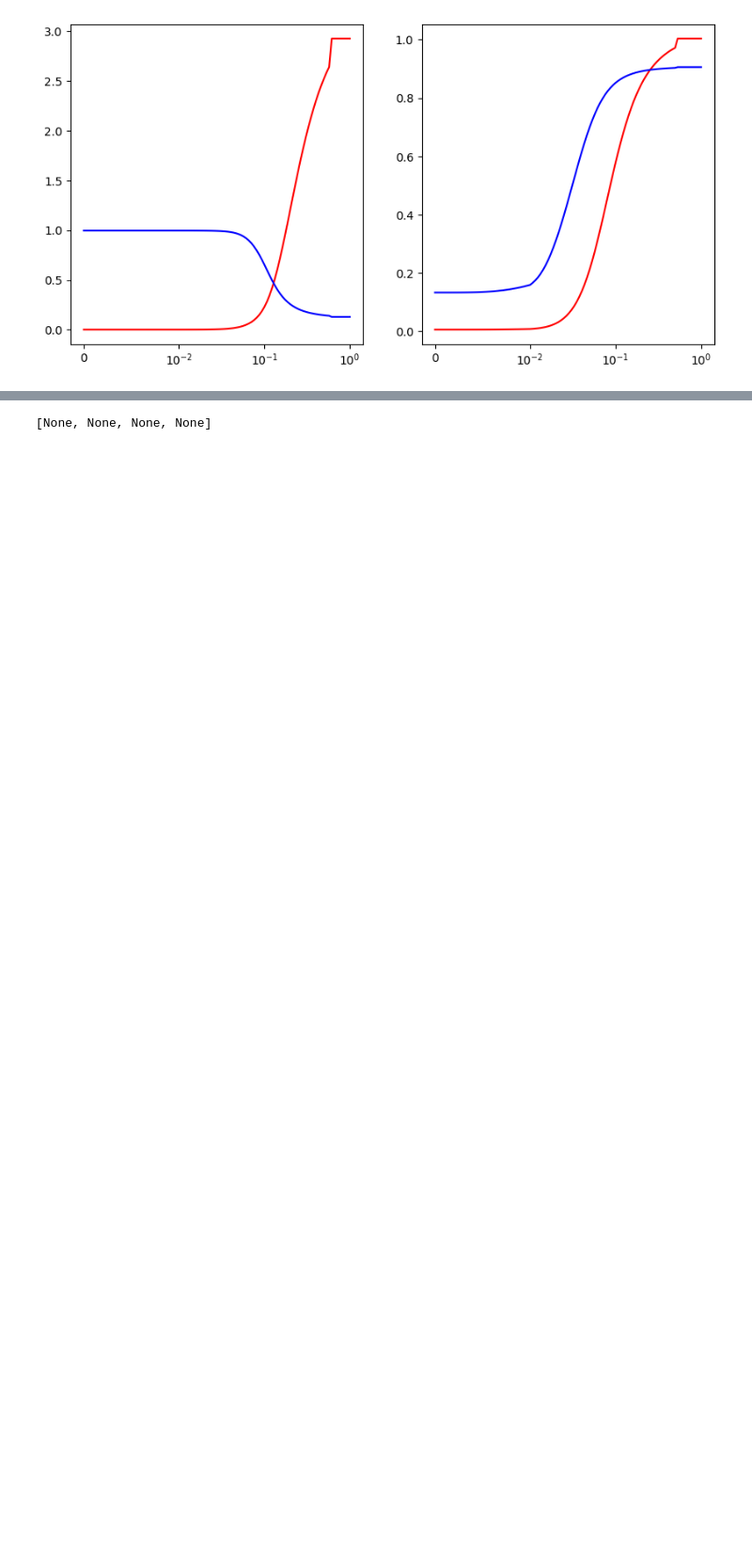
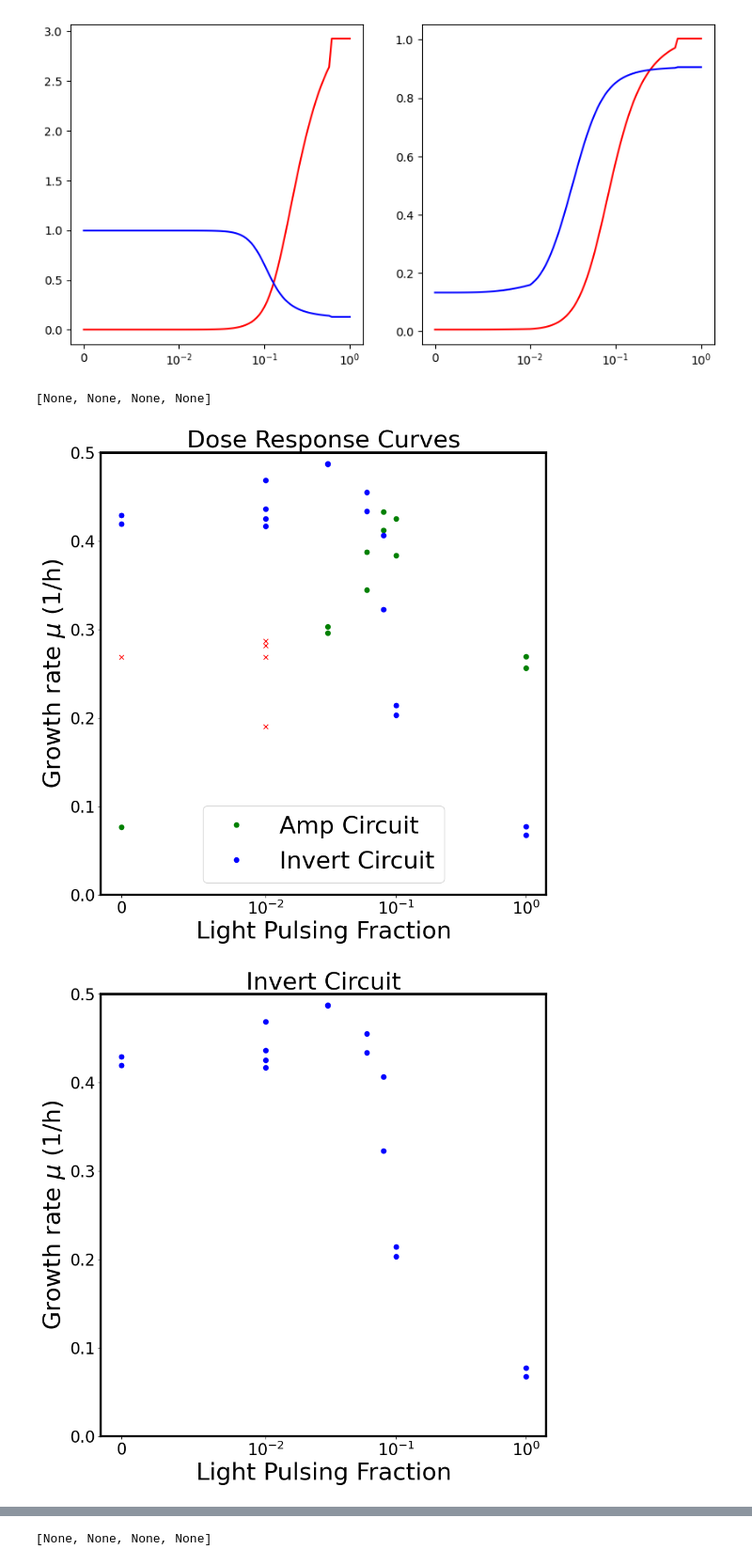
Before and after one commit to saurabhmalani1994/Cybernetic_BioModel, a Jupyter notebook: khammash_optomodel_simple_growth_scaled_mume_amp_invert_sep_fsolve.ipynb, the cells around one changed output, grey strips where cells are left out. Shown: that part at 94% size. Saved outputs shown, nothing was run; the diff lists cells and outputs as text; code cells hidden in the pictures; blank space fills up the shorter version.

```diff
--- a/khammash_optomodel_simple_growth_scaled_mume_amp_invert_sep_fsolve.ipynb
+++ b/khammash_optomodel_simple_growth_scaled_mume_amp_invert_sep_fsolve.ipynb
@@ -408,3 +408,64 @@ ax.set_xscale('symlog', linthresh=0.01)
 # %% [output]
 [figure]
 [figure]
+# %%
+mu_SGy128_4_rejects = np.array([0.26858448, 0.28688688, 0.19000113, 0.28158447, 0.26857221])
+mu_SGy128_4_rejects_lights = np.array([0,  0.01, 0.01, 0.01, 0.01])
+
+mu_SGy128_4_trues = np.array([0.07654071, 0.3834206 ,
+       0.42503585, 0.30298274, 0.29615459,
+       0.34449419, 0.38737338, 0.412247  ,
+       0.43290314,   0.25622547, 0.26932193])
+mu_SGy128_4__trues_lights = np.array([0, 0.1, 0.1, 0.03, 0.03, 0.06, 0.06, 0.08, 0.08, 1, 1])
+
+fig = plt.figure(figsize=(10,10))
+ax = fig.add_subplot(111)
+# ax.plot(u_arr, mu_arr_amp, '-g', label='Amp Circuit', linewidth=3)
+ax.plot(mu_SGy128_4__trues_lights, mu_SGy128_4_trues, 'og', label='Amp Circuit')
+# ax.plot(u_arr, mu_arr_invert, '-b', label='Invert Circuit', linewidth=3)
+ax.plot(mu_SGy104_1_lights, mu_SGy104_1, 'ob', label='Invert Circuit')
+ax.plot(mu_SGy128_4_rejects_lights, mu_SGy128_4_rejects, 'xr')
+ax.set_xscale('symlog', linthresh=0.01)
+ax.tick_params(axis='both', which='major', labelsize=20)
+ax.set_xlabel('Light Pulsing Fraction', fontsize=30)
+ax.set_ylabel(r'Growth rate $\mu$ (1/h)', fontsize=30)
+ax.set_title('Dose Response Curves', fontsize=30)
+plt.legend(fontsize=30)
+ax.set_ylim([0, 0.5])
+[i.set_linewidth(3) for i in ax.spines.values()]
+
+fig = plt.figure(figsize=(10,10))
+ax = fig.add_subplot(111)
+# ax.plot(u_arr, mu_arr_amp, '-g', label='Amp Circuit', linewidth=3)
+# ax.plot(mu_SGy128_4__trues_lights, mu_SGy128_4_trues, 'og', label='Amp Circuit')
+# ax.plot(u_arr, mu_arr_invert, '-b', label='Invert Circuit', linewidth=3)
+ax.plot(mu_SGy104_1_lights, mu_SGy104_1, 'ob', label='Invert Circuit')
+# ax.plot(mu_SGy128_4_rejects_lights, mu_SGy128_4_rejects, 'xr')
+ax.set_xscale('symlog', linthresh=0.01)
+ax.tick_params(axis='both', which='major', labelsize=20)
+ax.set_xlabel('Light Pulsing Fraction', fontsize=30)
+ax.set_ylabel(r'Growth rate $\mu$ (1/h)', fontsize=30)
+ax.set_title('Invert Circuit', fontsize=30)
+# plt.legend(fontsize=30)
+ax.set_ylim([0, 0.5])
+[i.set_linewidth(3) for i in ax.spines.values()]
+
+fig = plt.figure(figsize=(10,10))
+ax = fig.add_subplot(111)
+# ax.plot(u_arr, mu_arr_amp, '-g', label='Amp Circuit', linewidth=3)
+ax.plot(mu_SGy128_4__trues_lights, mu_SGy128_4_trues, 'og', label='Amp Circuit')
+# ax.plot(u_arr, mu_arr_invert, '-b', label='Invert Circuit', linewidth=3)
+# ax.plot(mu_SGy104_1_lights, mu_SGy104_1, 'ob', label='Invert Circuit')
+ax.plot(mu_SGy128_4_rejects_lights, mu_SGy128_4_rejects, 'xr')
+ax.set_xscale('symlog', linthresh=0.01)
+ax.tick_params(axis='both', which='major', labelsize=20)
+ax.set_xlabel('Light Pulsing Fraction', fontsize=30)
+ax.set_ylabel(r'Growth rate $\mu$ (1/h)', fontsize=30)
+ax.set_title('Amp Circuit', fontsize=30)
+# plt.legend(fontsize=30)
+ax.set_ylim([0, 0.5])
+[i.set_linewidth(3) for i in ax.spines.values()]
+# %% [output]
+[None, None, None, None]
+[figure, added]
+[figure, added]
```
Also changed, not shown: parts of 3 cells of this notebook, 4 other files.
